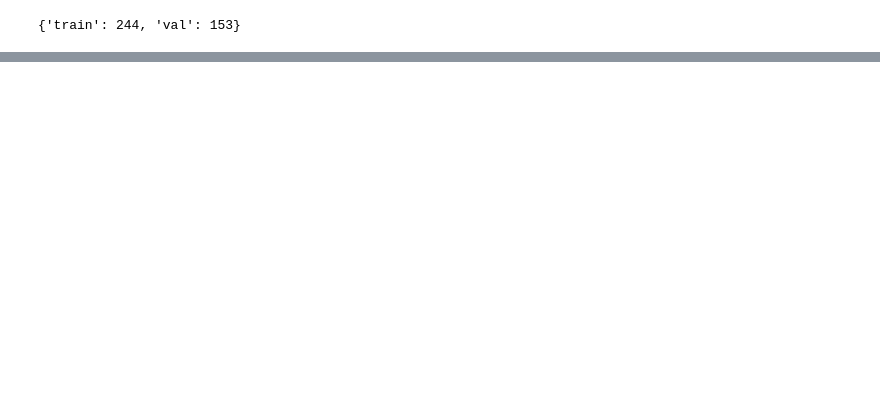
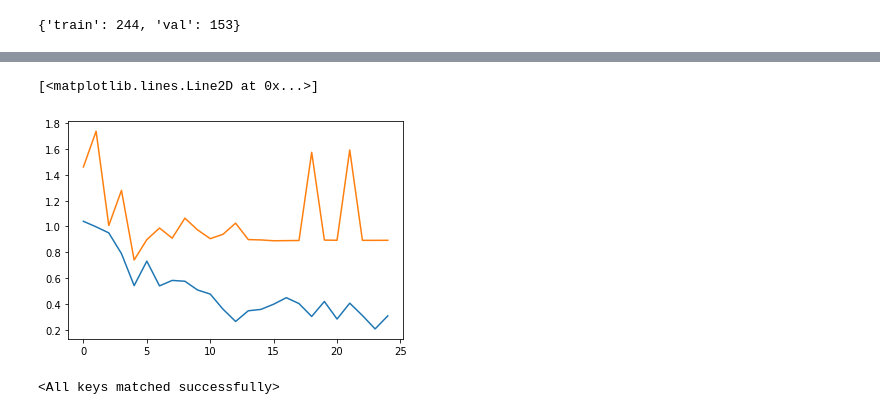
Before and after one commit to isackon/Transfer-Learning-Tutorial, a Jupyter notebook: Transfer Learning.ipynb, the cells around one changed output, grey strips where cells are left out. Drawn from its saved outputs; the diff is of its cells as text; code cells hidden in the pictures; blank space fills up the shorter version.

```diff
--- a/Transfer Learning.ipynb
+++ b/Transfer Learning.ipynb
@@ -226,0 +426,2 @@ def evaluate(model):
+# %%
+model_extractor = models.alexnet(pretrained=True)
@@ -226,0 +448,18 @@ def evaluate(model):
+# %%
+for param in model_extractor.parameters():
+    param.requires_grad = False
+
+num_features = 9216
+model_extractor.classifier = nn.Linear(num_features, 2)
+
+if use_gpu:
+    model_extractor = model_extractor.cuda()
+
+loss_fn = nn.CrossEntropyLoss()
+
+optimizer = optim.SGD(model_extractor.classifier.parameters(), lr=0.001, momentum=0.9)
+
+exp_lr_scheduler = lr_scheduler.StepLR(optimizer, step_size=7, gamma=0.1)
+# %%
+%%time
+model_extractor, losses = train_model(model_extractor, loss_fn, optimizer, exp_lr_scheduler, num_epochs=25)
@@ -226,0 +484,6 @@ def evaluate(model):
+# %%
+plt.plot(losses['train'])
+plt.plot(losses['val'])
+# %% [output]
+[<matplotlib.lines.Line2D at 0x...>]
+[figure, added]
@@ -226,0 +492,4 @@ def evaluate(model):
+# %%
+model_extractor.load_state_dict(torch.load('AlexNet_extractor.pth'))
+# %% [output]
+<All keys matched successfully>
```
Also changed, not shown: parts of 37 cells of this notebook.
